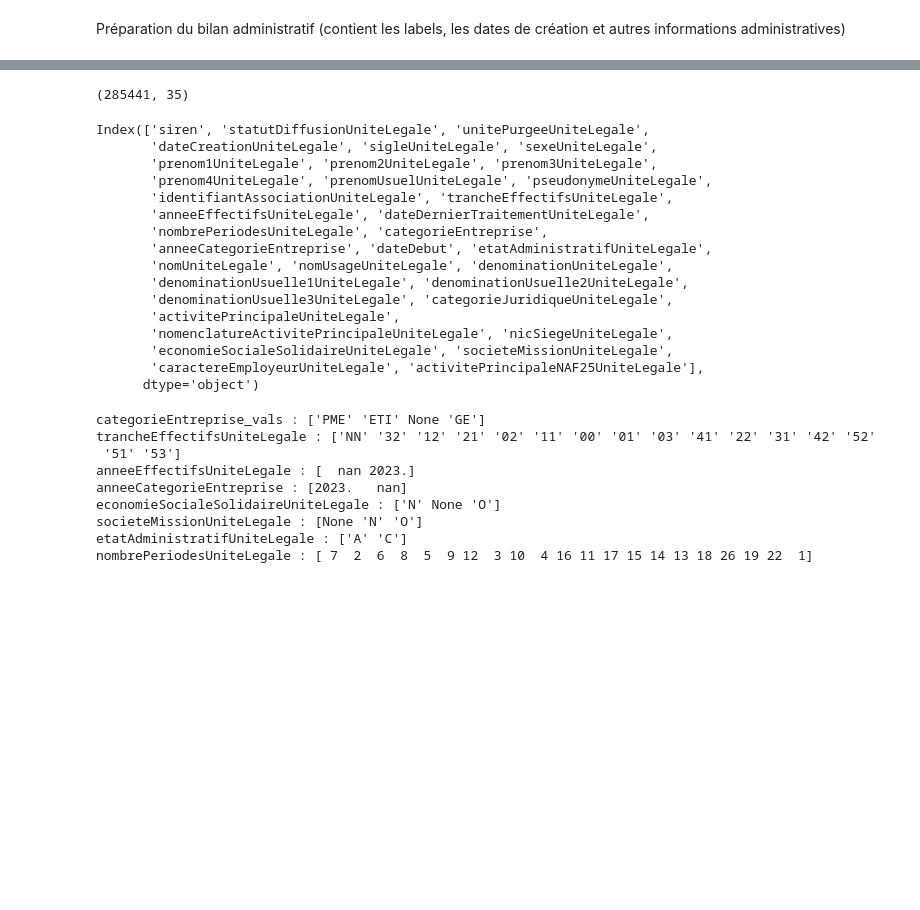
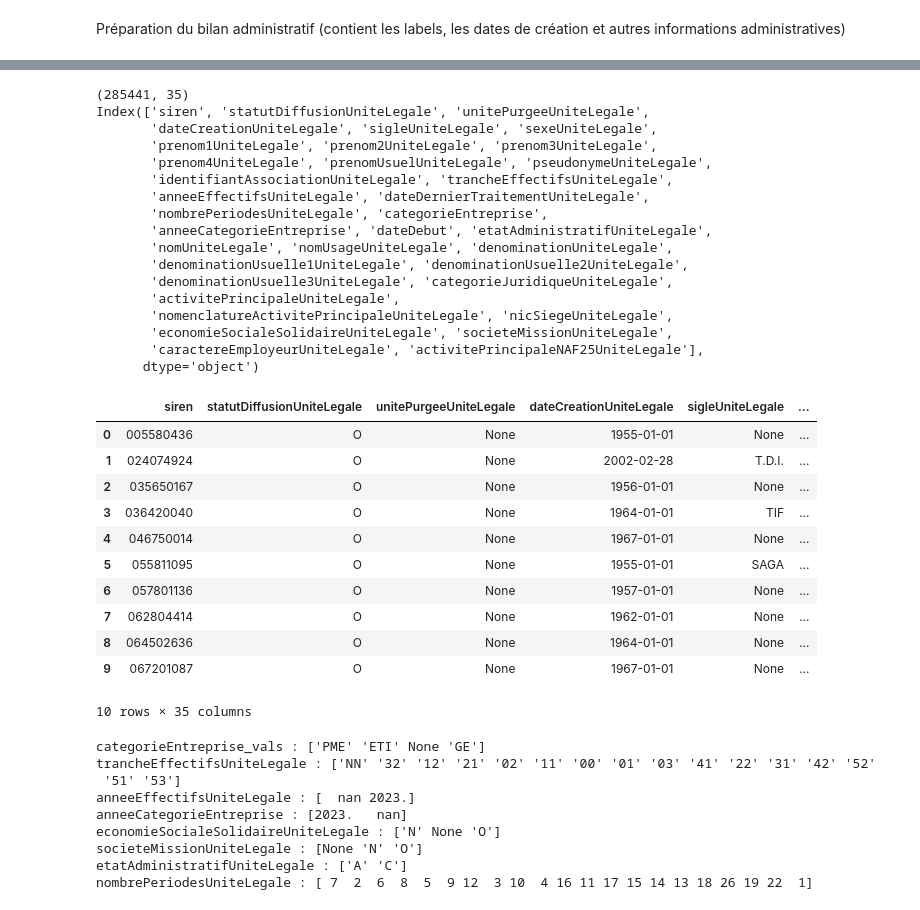
Before and after one commit to elizabeth-wolfsohn/startup_survival_prediction, a Jupyter notebook: data_preparation.ipynb, the cells around one changed output, grey strips where cells are left out. Cells and saved outputs as stored; diff of their text form; code cells hidden in the pictures; blank space fills up the shorter version.

```diff
--- a/data_preparation.ipynb
+++ b/data_preparation.ipynb
@@ -140,24 +173,36 @@ bilan_admin=pq.ParquetFile("datasets_temp/bilan_admin_v3.parquet")
 # %%
 df=pd.read_parquet("datasets_temp/bilan_admin_v3.parquet")
 print(df.shape)
+print(df.columns)
 df.head(10)
-df.columns
 # %% [output]
 (285441, 35)
+Index(['siren', 'statutDiffusionUniteLegale', 'unitePurgeeUniteLegale',
+       'dateCreationUniteLegale', 'sigleUniteLegale', 'sexeUniteLegale',
+       'prenom1UniteLegale', 'prenom2UniteLegale', 'prenom3UniteLegale',
+       'prenom4UniteLegale', 'prenomUsuelUniteLegale', 'pseudonymeUniteLegale',
+       'identifiantAssociationUniteLegale', 'trancheEffectifsUniteLegale',
+       'anneeEffectifsUniteLegale', 'dateDernierTraitementUniteLegale',
+       'nombrePeriodesUniteLegale', 'categorieEntreprise',
+       'anneeCategorieEntreprise', 'dateDebut', 'etatAdministratifUniteLegale',
+       'nomUniteLegale', 'nomUsageUniteLegale', 'denominationUniteLegale',
+       'denominationUsuelle1UniteLegale', 'denominationUsuelle2UniteLegale',
+       'denominationUsuelle3UniteLegale', 'categorieJuridiqueUniteLegale',
+       'activitePrincipaleUniteLegale',
+       'nomenclatureActivitePrincipaleUniteLegale', 'nicSiegeUniteLegale',
+       'economieSocialeSolidaireUniteLegale', 'societeMissionUniteLegale',
+       'caractereEmployeurUniteLegale', 'activitePrincipaleNAF25UniteLegale'],
+      dtype='object')
+|  | siren | statutDiffusionUniteLegale | unitePurgeeUniteLegale | dateCreationUniteLegale | sigleUniteLegale | ... |
+| 0 | 005580436 | O | None | 1955-01-01 | None | ... |
+| 1 | 024074924 | O | None | 2002-02-28 | T.D.I. | ... |
+| 2 | 035650167 | O | None | 1956-01-01 | None | ... |
+| 3 | 036420040 | O | None | 1964-01-01 | TIF | ... |
+| 4 | 046750014 | O | None | 1967-01-01 | None | ... |
+| 5 | 055811095 | O | None | 1955-01-01 | SAGA | ... |
+| 6 | 057801136 | O | None | 1957-01-01 | None | ... |
+| 7 | 062804414 | O | None | 1962-01-01 | None | ... |
+| 8 | 064502636 | O | None | 1964-01-01 | None | ... |
+| 9 | 067201087 | O | None | 1967-01-01 | None | ... |
-Index(['siren', 'statutDiffusionUniteLegale', 'unitePurgeeUniteLegale',
-       'dateCreationUniteLegale', 'sigleUniteLegale', 'sexeUniteLegale',
-       'prenom1UniteLegale', 'prenom2UniteLegale', 'prenom3UniteLegale',
-       'prenom4UniteLegale', 'prenomUsuelUniteLegale', 'pseudonymeUniteLegale',
-       'identifiantAssociationUniteLegale', 'trancheEffectifsUniteLegale',
-       'anneeEffectifsUniteLegale', 'dateDernierTraitementUniteLegale',
-       'nombrePeriodesUniteLegale', 'categorieEntreprise',
-       'anneeCategorieEntreprise', 'dateDebut', 'etatAdministratifUniteLegale',
-       'nomUniteLegale', 'nomUsageUniteLegale', 'denominationUniteLegale',
-       'denominationUsuelle1UniteLegale', 'denominationUsuelle2UniteLegale',
-       'denominationUsuelle3UniteLegale', 'categorieJuridiqueUniteLegale',
-       'activitePrincipaleUniteLegale',
-       'nomenclatureActivitePrincipaleUniteLegale', 'nicSiegeUniteLegale',
-       'economieSocialeSolidaireUniteLegale', 'societeMissionUniteLegale',
-       'caractereEmployeurUniteLegale', 'activitePrincipaleNAF25UniteLegale'],
-      dtype='object')
+10 rows × 35 columns
 # %%
```
Also changed, not shown: parts of 69 cells of this notebook, 5 other files.
